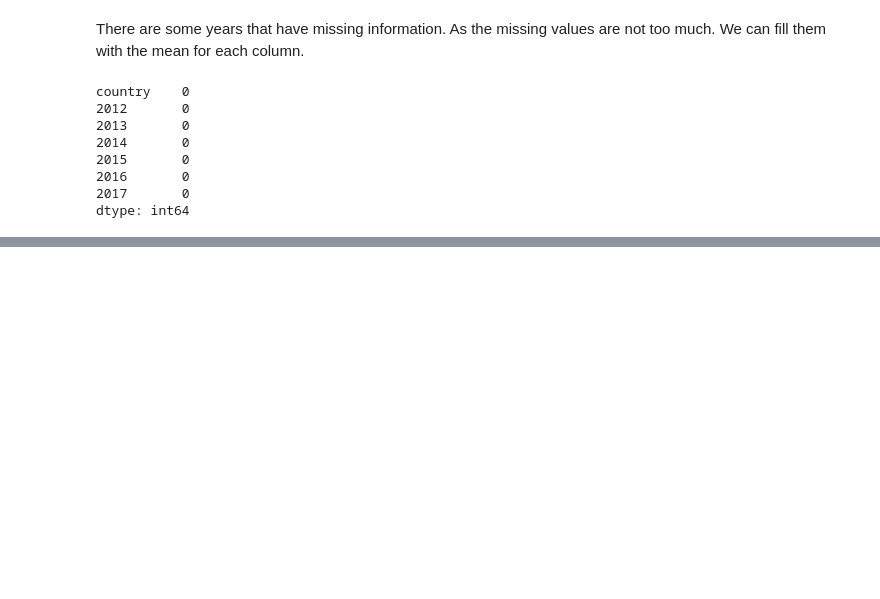
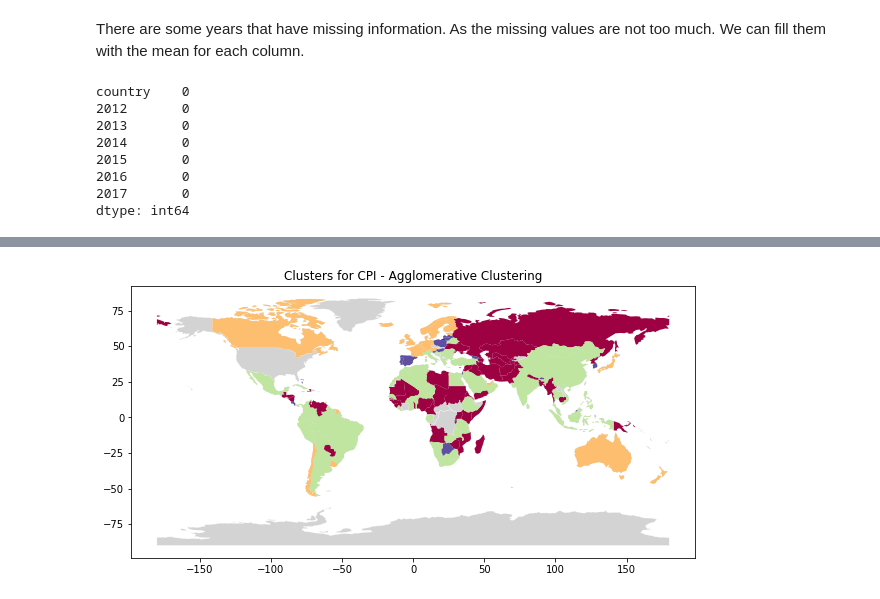
Before and after one commit to rootstrap/ml-training, a Jupyter notebook: clustering_example.ipynb, the cells around one changed output, grey strips where cells are left out. Saved outputs shown, nothing was run; the diff lists cells and outputs as text; code cells hidden in the pictures; blank space fills up the shorter version.

```diff
--- a/clustering_example.ipynb
+++ b/clustering_example.ipynb
@@ -187,4 +164,9 @@ KeyError: -30
 # %%
 from sklearn.cluster import AgglomerativeClustering
-cluster = AgglomerativeClustering(n_clusters=n_clusters, affinity='euclidean', linkage='ward')
-cluster.fit_predict(X)
+cluster = AgglomerativeClustering(n_clusters=4, affinity='euclidean', linkage='ward')
+y = cluster.fit_predict(X)
+df['cluster'] = cluster.labels_
+plot_clusters(df, 'Clusters for CPI - Agglomerative Clustering', 'cluster')
+df.drop(axis=1, columns='cluster', inplace=True)
+# %% [output]
+[figure, added]
```
Also changed, not shown: parts of 16 cells of this notebook, 6 other files.
